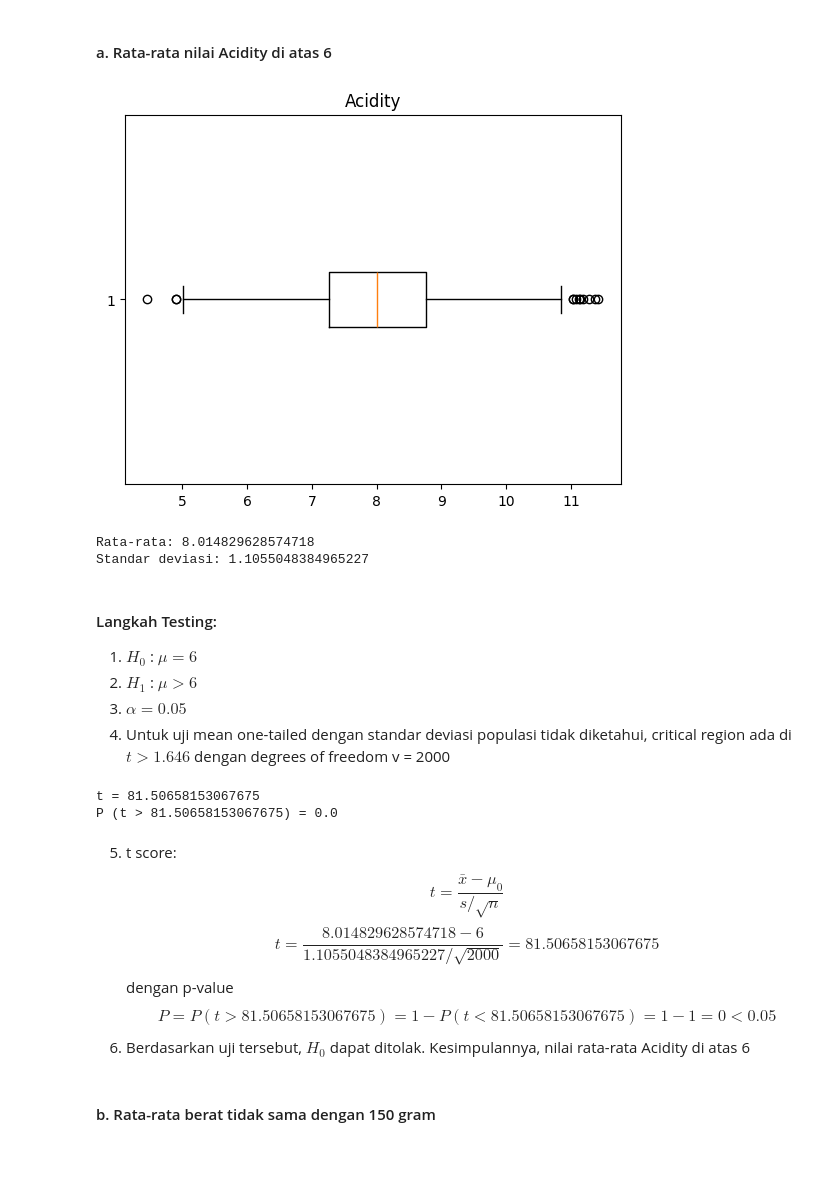
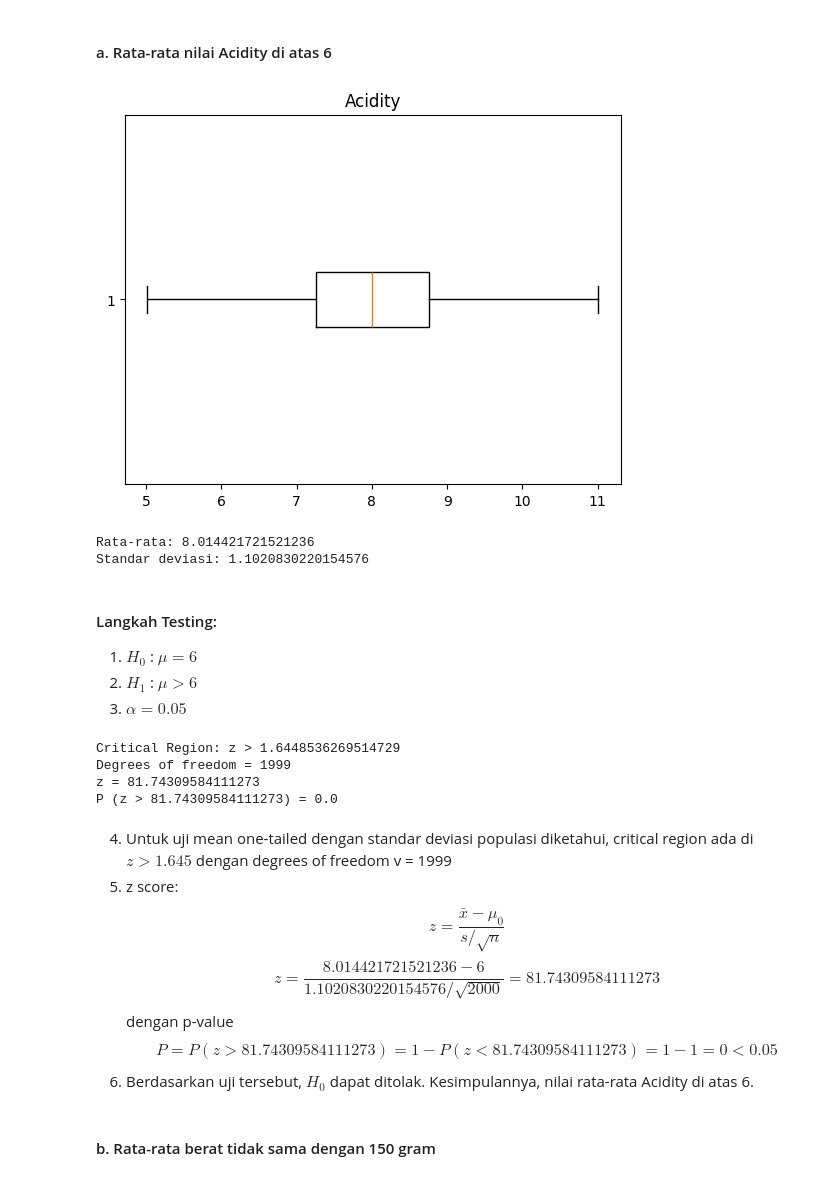
Before and after one commit to NameLessAth/Tubes-probstat, a Jupyter notebook: K02-IF2220-13522044-13522106.ipynb, the cells around one changed output. Cells and saved outputs as stored; diff of their text form; code cells hidden in the pictures.

```diff
--- a/K02-IF2220-13522044-13522106.ipynb
+++ b/K02-IF2220-13522044-13522106.ipynb
@@ -212,41 +212,45 @@ Untuk menjawab beberapa hipotesis, pertama-tama akan dilakukan analisis mengguna
 # %% [markdown]
 #### a. Rata-rata nilai Acidity di atas 6
 # %%
-plt.boxplot(databasenya['Acidity'], vert = False)
+plt.boxplot(databaseNonOutlier['Acidity'], vert = False)
 plt.title('Acidity')
 plt.show()
-mean = np.mean(databasenya['Acidity'])
-std = np.std(databasenya['Acidity'])
-print(f"Rata-rata: {mean}")
-print(f"Standar deviasi: {std}")
+mean_acidity = np.mean(databaseNonOutlier['Acidity'])
+std_acidity = np.std(databaseNonOutlier['Acidity'])
+print(f"Rata-rata: {mean_acidity}")
+print(f"Standar deviasi: {std_acidity}")
 # %% [output]
-[figure, old version]
+[figure, new version]
-Rata-rata: 8.014829628574718
-Standar deviasi: 1.1055048384965227
+Rata-rata: 8.014421721521236
+Standar deviasi: 1.1020830220154576
 # %% [markdown]
 #### Langkah Testing:
 1. $H_0$ : $\mu = 6$
 2. $H_1$ : $\mu > 6$
 3. $\alpha = 0.05$
-4. Untuk uji mean one-tailed dengan standar deviasi populasi tidak diketahui, critical region ada di $t > 1.646$ dengan degrees of freedom v = 2000
-# %%
-n = databasenya.shape[0]
-df = n -1
-mu0 = 6
-t = (mean - mu0) / (std/np.sqrt(n))
-print(f"t = {t}")
-
-p = 1 - scipy.stats.t.cdf(t, df)
-print(f"P (t > {t}) = {p}")
-# %% [output]
-t = 81.50658153067675
-P (t > 81.50658153067675) = 0.0
+# %%
+n_acidity = databaseNonOutlier.shape[0]
+z0_acidity = scipy.stats.norm.ppf(0.05) * (-1)
+print(f"Critical Region: z > {z0_acidity}")
+df_acidity = n_acidity - 1
+print(f"Degrees of freedom = {df_acidity}")
+mu0_acidity = 6
+zscore_acidity = (mean_acidity - mu0_acidity) / (std_acidity/np.sqrt(n_acidity))
+print(f"z = {zscore_acidity}")
+p_acidity = 1 - scipy.stats.norm.cdf(zscore_acidity)
+print(f"P (z > {zscore_acidity}) = {p_acidity}")
+# %% [output]
+Critical Region: z > 1.6448536269514729
+Degrees of freedom = 1999
+z = 81.74309584111273
+P (z > 81.74309584111273) = 0.0
 # %% [markdown]
-5. t score:
-$$t = \frac{\bar{x} - \mu_0}{s/\sqrt{n}}   $$
-$$t = \frac{8.014829628574718 - 6}{1.1055048384965227/\sqrt{2000}} = 81.50658153067675  $$
-dengan p-value $$ P = P(t > 81.50658153067675) = 1 - P(t < 81.50658153067675)  = 1 - 1 = 0 < 0.05$$
-6. Berdasarkan uji tersebut, $H_0$ dapat ditolak. Kesimpulannya, nilai rata-rata Acidity di atas 6
+4. Untuk uji mean one-tailed dengan standar deviasi populasi diketahui, critical region ada di $z > 1.645$ dengan degrees of freedom v = 1999
+5. z score:
+$$z = \frac{\bar{x} - \mu_0}{s/\sqrt{n}}   $$
+$$z = \frac{8.014421721521236 - 6}{1.1020830220154576/\sqrt{2000}} = 81.74309584111273  $$
+dengan p-value $$ P = P(z > 81.74309584111273) = 1 - P(z < 81.74309584111273)  = 1 - 1 = 0 < 0.05$$
+6. Berdasarkan uji tersebut, $H_0$ dapat ditolak. Kesimpulannya, nilai rata-rata Acidity di atas 6.
 # %% [markdown]
 #### b. Rata-rata berat tidak sama dengan 150 gram
 # %%
```
Also changed, not shown: parts of 31 cells of this notebook.
